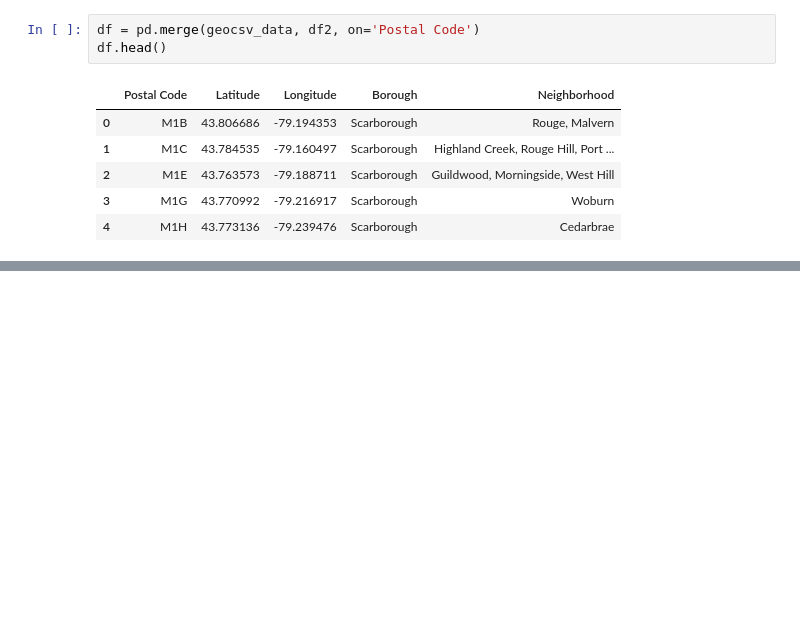
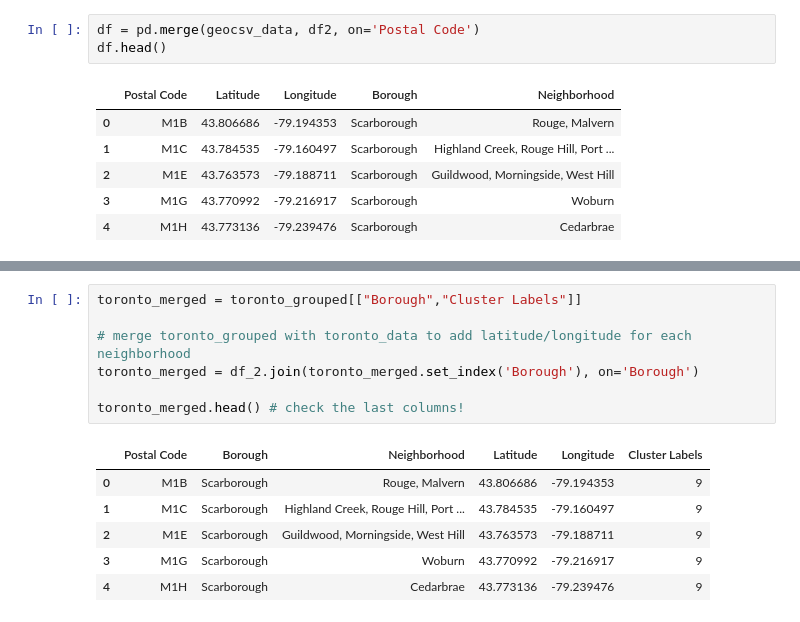
Before and after one commit to correiapedro439/github-coursera-, a Jupyter notebook: Pedro Sousa - Capstone Project.ipynb, the cells around one changed output, grey strips where cells are left out. Drawn from its saved outputs; the diff is of its cells as text; blank space fills up the shorter version.

```diff
--- a/Pedro Sousa - Capstone Project.ipynb
+++ b/Pedro Sousa - Capstone Project.ipynb
@@ -220,0 +301,14 @@ df.shape
+# %%
+toronto_merged = toronto_grouped[["Borough","Cluster Labels"]]
+
+# merge toronto_grouped with toronto_data to add latitude/longitude for each neighborhood
+toronto_merged = df_2.join(toronto_merged.set_index('Borough'), on='Borough')
+
+toronto_merged.head() # check the last columns!
+# %% [output]
+|  | Postal Code | Borough | Neighborhood | Latitude | Longitude | Cluster Labels |
+| 0 | M1B | Scarborough | Rouge, Malvern | 43.806686 | -79.194353 | 9 |
+| 1 | M1C | Scarborough | Highland Creek, Rouge Hill, Port ... | 43.784535 | -79.160497 | 9 |
+| 2 | M1E | Scarborough | Guildwood, Morningside, West Hill | 43.763573 | -79.188711 | 9 |
+| 3 | M1G | Scarborough | Woburn | 43.770992 | -79.216917 | 9 |
+| 4 | M1H | Scarborough | Cedarbrae | 43.773136 | -79.239476 | 9 |
```
Also changed, not shown: parts of 11 cells of this notebook.
